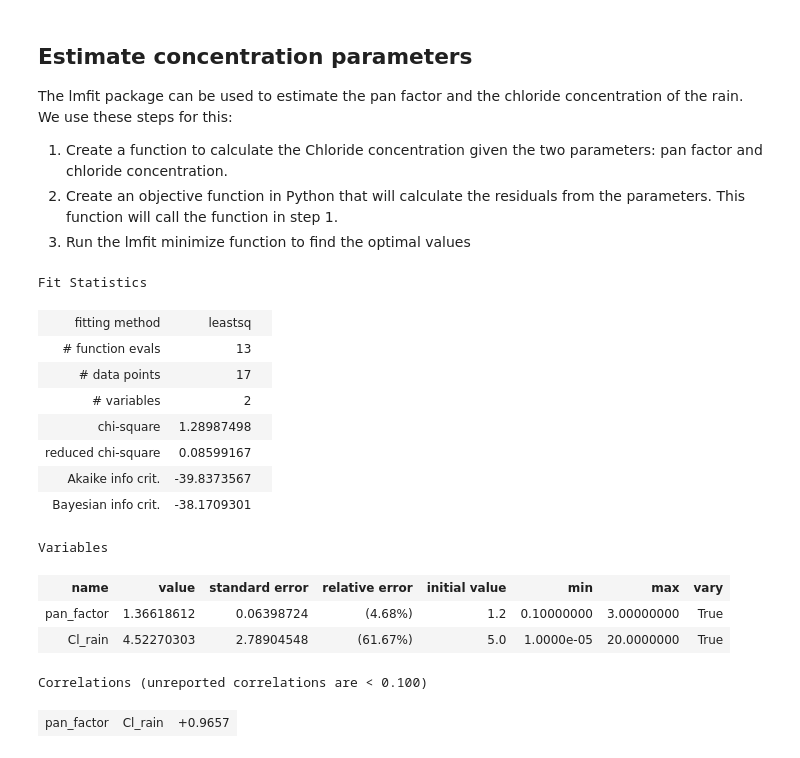
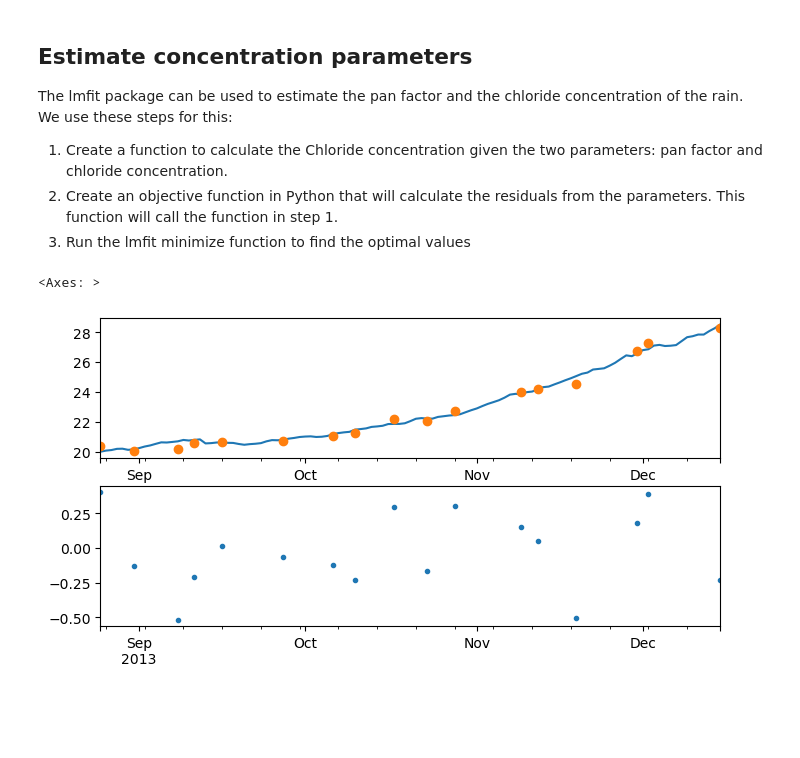
Before and after one commit to vincentpost/PythonMasterclass, a Jupyter notebook: session_6_water_balance_par_est.ipynb, the cells around one changed output. Cells and saved outputs as stored; diff of their text form; code cells hidden in the pictures; blank space fills up the shorter version.

```diff
--- a/session_6_water_balance_par_est.ipynb
+++ b/session_6_water_balance_par_est.ipynb
@@ -11,6 +12,11 @@ import lmfit
 # %%
+folder_path_input_data =r'D:\00_GPM\09_Tutorilas_notes\Python_Training_AWS\Inputs\data'
+file_to_open = 'water_balance_data.xlsx'
+path_to_open= os.path.join(folder_path_input_data,file_to_open)
+
+
 # read the data from excel using pandas
-df = pd.read_excel('data/water_balance_data.xlsx',
+df = pd.read_excel(path_to_open,
                    index_col=0,
                    parse_dates=True)
 df.head()
@@ -134,25 +140,20 @@ def obj_cl_compare(pars):
 # %%
 parameters = lmfit.Parameters()
 parameters.add('pan_factor', value=1.2, min=0.1, max=3.0)
 parameters.add('Cl_rain', value=5.0, min=0.00001, max=20.0)
 mini = lmfit.Minimizer(userfcn=obj_cl_compare,
                        calc_covar=True,
                        params=parameters)
 result = mini.minimize(method="leastsq")
 result
+
+# plot results
+
+fig, axes = plt.subplots(2, 1, figsize=(8,4))
+df["conc_Cl"].plot(ax=axes[0])
+df["Cl_sample"].plot(ax=axes[0], marker='o')
+
+(df['Cl_sample'] - df['conc_Cl']).plot(ax=axes[1], marker='.')
 # %% [output]
-Fit Statistics
+<Axes: >
-| fitting method | leastsq |  |
-| # function evals | 13 |  |
-| # data points | 17 |  |
-| # variables | 2 |  |
-| chi-square | 1.28987498 |  |
-| reduced chi-square | 0.08599167 |  |
-| Akaike info crit. | -39.8373567 |  |
-| Bayesian info crit. | -38.1709301 |  |
-Variables
-| name | value | standard error | relative error | initial value | min | max | vary |
-| pan_factor | 1.36618612 | 0.06398724 | (4.68%) | 1.2 | 0.10000000 | 3.00000000 | True |
-| Cl_rain | 4.52270303 | 2.78904548 | (61.67%) | 5.0 | 1.0000e-05 | 20.0000000 | True |
-Correlations (unreported correlations are < 0.100)
-| pan_factor | Cl_rain | +0.9657 |
+[figure, added]
```
Also changed, not shown: parts of 1 cell of this notebook, 6 other files.
